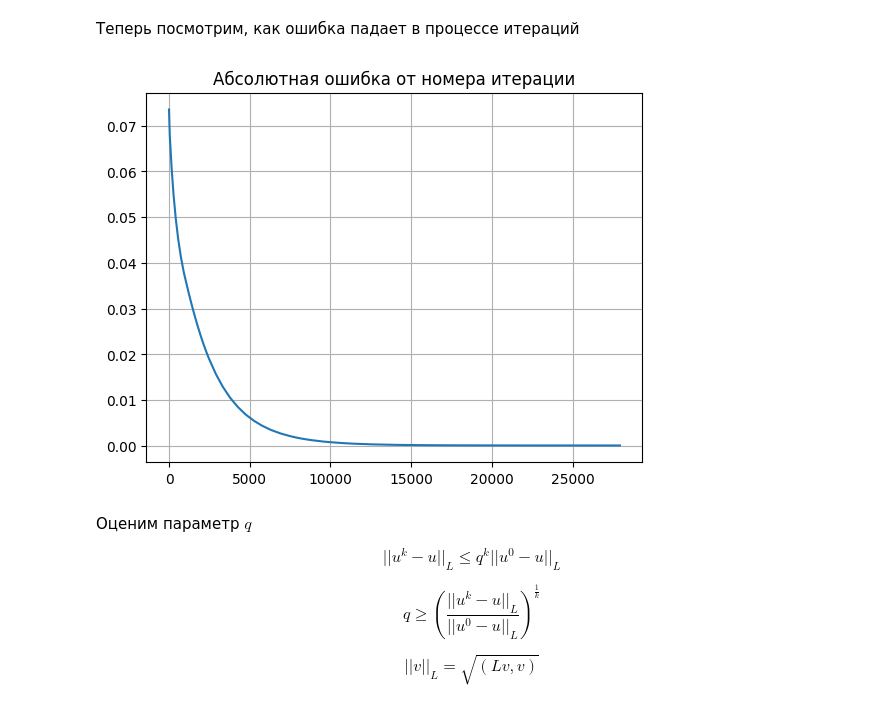
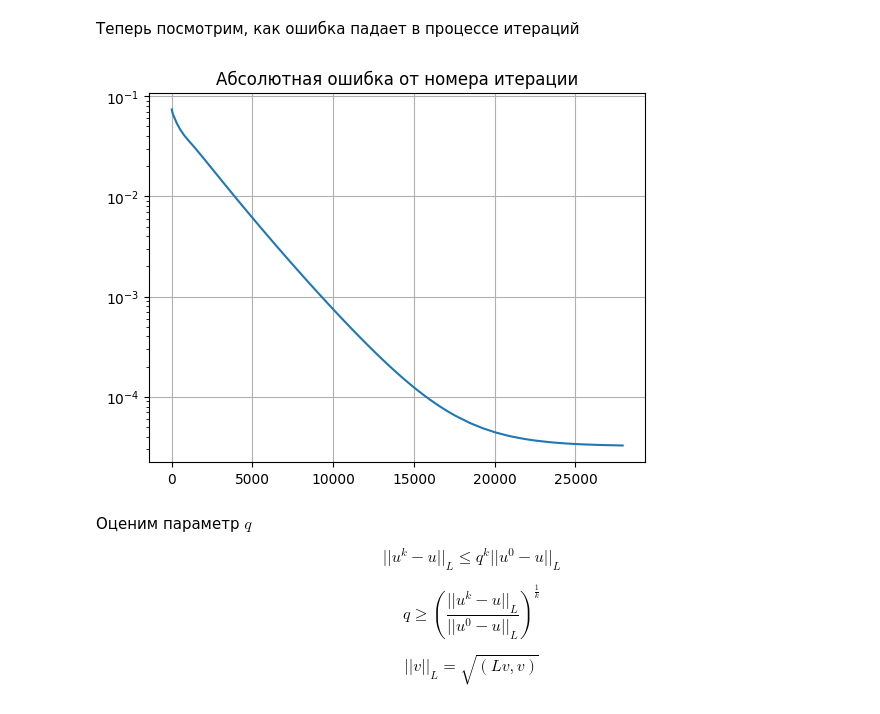
Before and after one commit to Xopppek/num_methods_sem7, a Jupyter notebook: lab2/lab2.ipynb, the cells around one changed output. Cells and saved outputs as stored; diff of their text form; code cells hidden in the pictures.

Commit message:
changed some graphics to semilogy (err(iter_num))

```diff
--- a/lab2/lab2.ipynb
+++ b/lab2/lab2.ipynb
@@ -169,12 +169,12 @@ while np.abs((r**2).sum() > epsilon):
     iter_num += 1
     errs.append(np.max(np.abs(analitical(X, Y) - u)))
 # %%
-plt.plot(range(1, iter_num + 1), errs)
+plt.semilogy(range(1, iter_num + 1), errs)
 plt.title("Абсолютная ошибка от номера итерации")
 plt.grid()
 plt.show()
 # %% [output]
-[figure, old version]
+[figure, new version]
 # %% [markdown]
 Оценим параметр $q$
 
```
Also changed, not shown: 1 other file.
